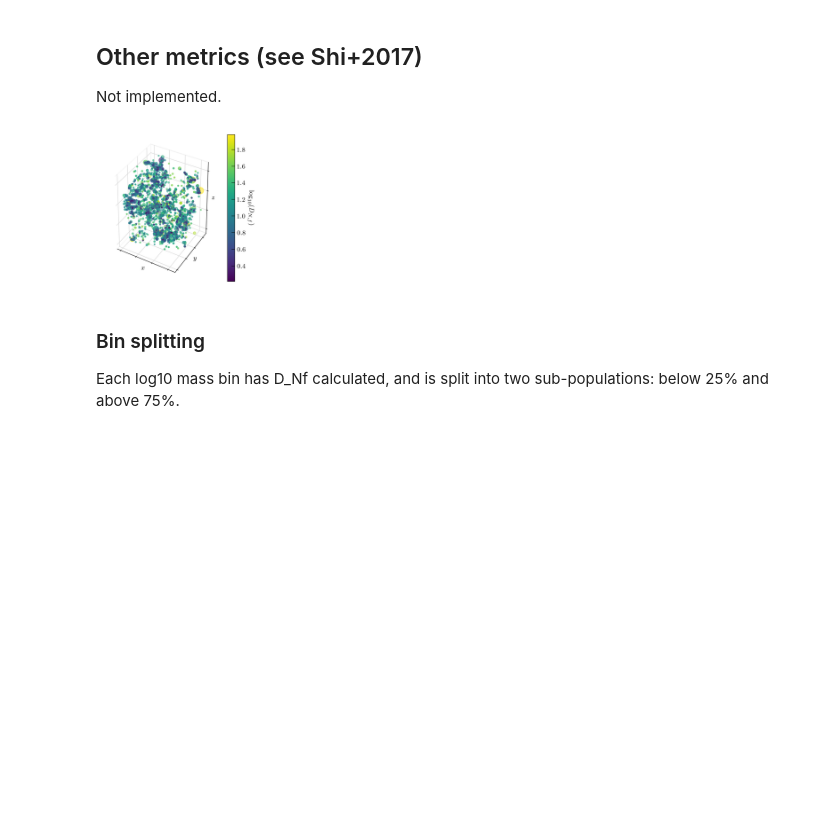
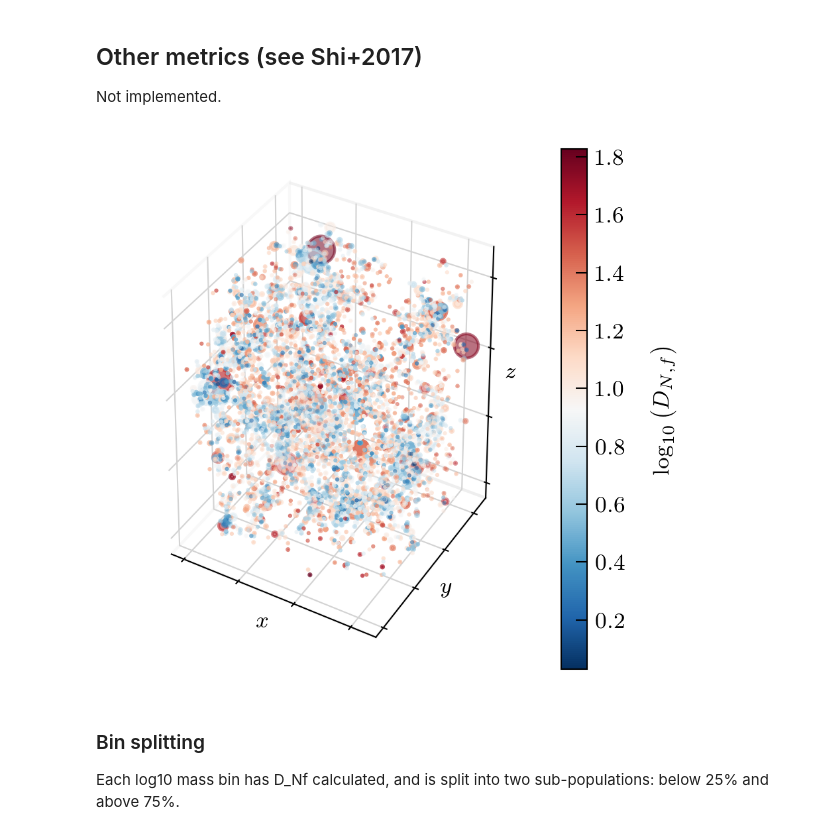
Before and after one commit to oleskiewicz/hbtp, a Jupyter notebook: environment.ipynb, the cells around one changed output. Saved outputs shown, nothing was run; the diff lists cells and outputs as text; code cells hidden in the pictures; blank space fills up the shorter version.

Commit message:
update notebooks for reworked figures

```diff
--- a/environment.ipynb
+++ b/environment.ipynb
@@ -48,24 +47,20 @@ ax.scatter(
 # %% [markdown]
 ## Implementation of Haas 2011 environment definition
 # %%
-def nearest_neighbour(halo, f=1.0, N=0):
-    _haloes = haloes[
-        (haloes["HaloId"] != halo["HaloId"]) &
-        (haloes["M200Crit"] >= 1.0 * halo["M200Crit"])
+def nearest_neighbour(halo, haloes, f=1.0, N=0):
+    haloes_filtered = haloes[
+        (haloes["HaloId"] != halo["HaloId"])
+        & (haloes["M200Crit"] >= 1.0 * halo["M200Crit"])
     ]
 
-    if len(_haloes) < 1:
+    if len(haloes_filtered) < 1:
         d = np.inf
-
     else:
-        _ds = np.linalg.norm(
-            _haloes['CenterComoving'] - halo['CenterComoving'],
-            axis=1,
+        ds = np.linalg.norm(
+            haloes_filtered["CenterComoving"] - halo["CenterComoving"], axis=1
         )
-
-        _neighbour_index = _ds.argsort()[N]
-
-        d = _ds[_neighbour_index] / _haloes[_neighbour_index]['R200CritComoving']
+        idx = ds.argsort()[N]
+        d = ds[idx] / haloes_filtered[idx]["R200CritComoving"]
 
     return d
 # %% [markdown]
@@ -98,18 +96,17 @@ def experienced_potential(halo):
 
     return np.mean(phi_star)
 # %%
-dnf = np.log10([nearest_neighbour(halo) for halo in tqdm(haloes)])
+dnf = np.log10([nearest_neighbour(halo, haloes) for halo in tqdm(haloes)])
 # %%
 def plot3d(xs, ys, zs, ss, cs):
     ix = ~np.isinf(cs)
     xs, ys, zs, ss, cs = xs[ix], ys[ix], zs[ix], ss[ix], cs[ix]
 
     scalarMap = matplotlib.cm.ScalarMappable(
-        norm=matplotlib.colors.Normalize(vmin=min(cs), vmax=max(cs)),
-        cmap=plt.get_cmap('viridis')
+        norm=matplotlib.colors.Normalize(vmin=min(cs), vmax=max(cs))
     )
     scalarMap.set_array(cs)
-    fig, ax = plt.subplots(1, subplot_kw={'projection': '3d'})
+    fig, ax = plt.subplots(1, subplot_kw={"projection": "3d"})
     ax.set_xlabel(r"$x$", labelpad=-15)
     ax.set_ylabel(r"$y$", labelpad=-15)
     ax.set_zlabel(r"$z$", labelpad=-15)
@@ -120,20 +117,19 @@ def plot3d(xs, ys, zs, ss, cs):
     ax.yaxis.pane.fill = False
     ax.zaxis.pane.fill = False
 
-    fig.colorbar(scalarMap).ax.set_ylabel(r"$\log_{10}(D_{N,f})$", rotation=270, labelpad=10)
-    ax.scatter(xs, ys, zs, s=100*(ss / ss.max()), c=scalarMap.to_rgba(cs))
+    fig.colorbar(scalarMap).ax.set_ylabel(
+        r"$\log_{10}\left(D_{N,f}\right)$", rotation=90, labelpad=10
+    )
+    ax.scatter(xs, ys, zs, s=100 * (ss / ss.max()), c=scalarMap.to_rgba(cs))
 
     return fig, ax
 # %%
-fig, ax = plot3d(
-    *haloes['CenterComoving'].T,
-    ss=haloes['M200Crit'],
-    cs=dnf,
-)
+fig, ax = plot3d(*haloes["CenterComoving"].T, ss=haloes["M200Crit"], cs=dnf)
 
-# fig.savefig("./plots/3d.pdf")
+if savefig:
+    fig.savefig("./plots/3d.pdf")
 # %% [output]
-[figure, old version]
+[figure, new version]
 # %% [markdown]
 ### Bin splitting
 
```
Also changed, not shown: parts of 15 cells of this notebook, 2 other files.
